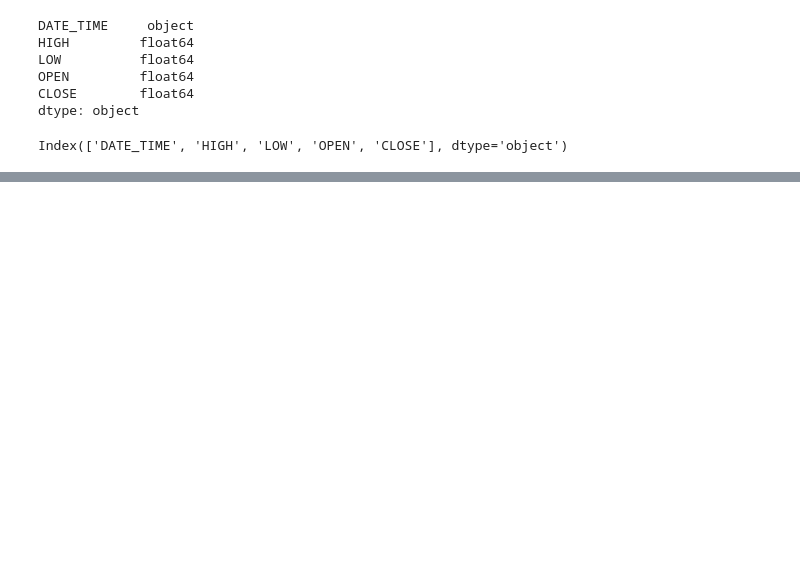
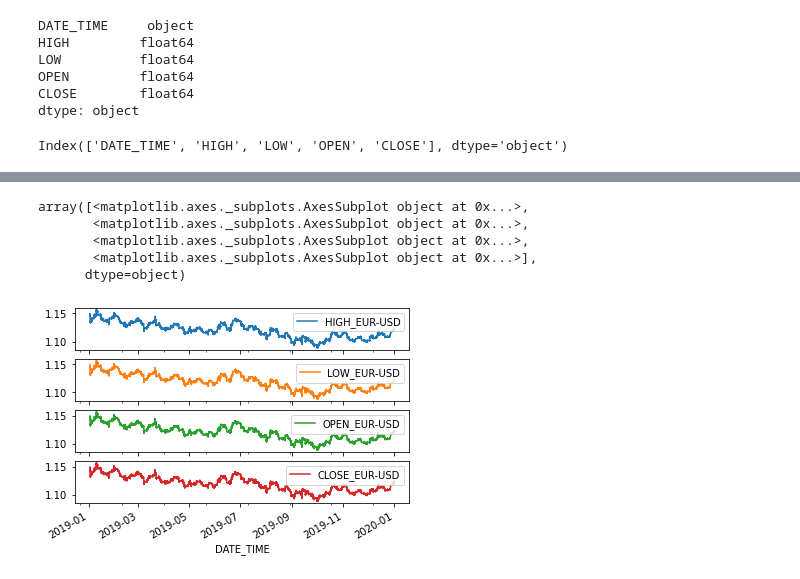
Before and after one commit to pabloestevezm/FP, a Jupyter notebook: cleaning.ipynb, the cells around one changed output, grey strips where cells are left out. Drawn from its saved outputs; the diff is of its cells as text; code cells hidden in the pictures; blank space fills up the shorter version.

```diff
--- a/cleaning.ipynb
+++ b/cleaning.ipynb
@@ -69,0 +67,8 @@ eur_usd_ly
+# %%
+eur_usd = renaming(eur_usd,'EUR-USD')
+eur_jpy = renaming(eur_jpy,'EUR-JPY')
+usd_jpy = renaming(usd_jpy,'USD-JPY')
+eur_chf = renaming(eur_chf,'EUR-CHF')
+usd_cad = renaming(usd_cad,'USD-CAD')
+usd_chf = renaming(usd_chf,'USD-CAD')
+aud_usd = renaming(aud_usd,'AUD-USD')
@@ -69,0 +92,9 @@ eur_usd_ly
+# %%
+eur_usd.plot(subplots=True)
+# %% [output]
+array([<matplotlib.axes._subplots.AxesSubplot object at 0x...>,
+       <matplotlib.axes._subplots.AxesSubplot object at 0x...>,
+       <matplotlib.axes._subplots.AxesSubplot object at 0x...>,
+       <matplotlib.axes._subplots.AxesSubplot object at 0x...>],
+      dtype=object)
+[figure, added]
```
Also changed, not shown: parts of 25 cells of this notebook, 2 other files.
